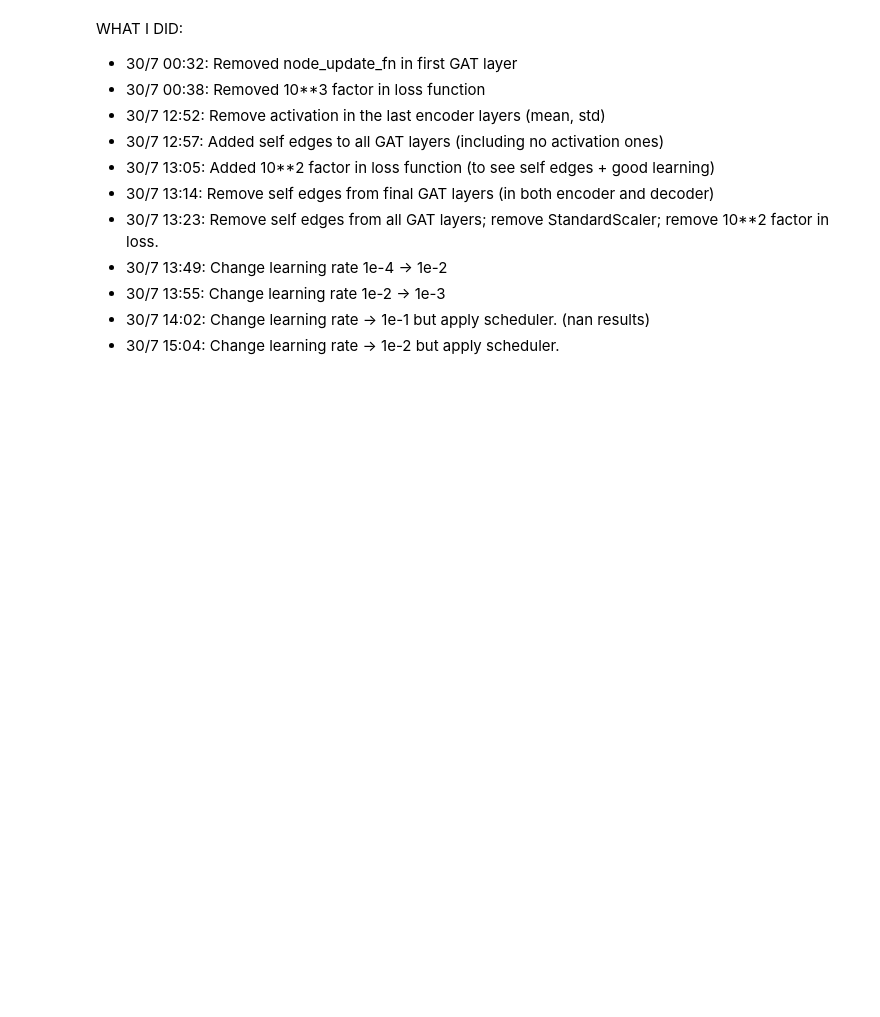
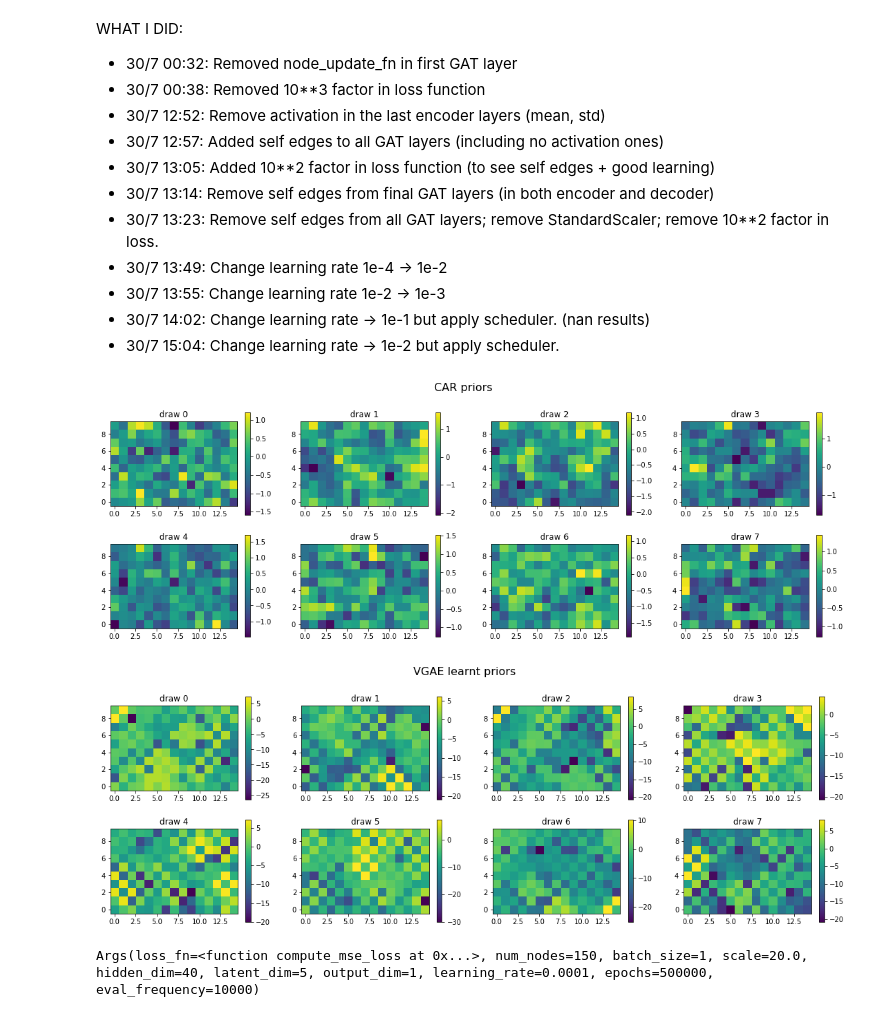
Before and after one commit to salfaris/PriorVGAE, a Jupyter notebook: car_PriorVGAE_using_no_flatten.ipynb, the cells around one changed output. Saved outputs shown, nothing was run; the diff lists cells and outputs as text; code cells hidden in the pictures; blank space fills up the shorter version.

Commit message:
Update notebook: vgae_no_flatten

```diff
--- a/car_PriorVGAE_using_no_flatten.ipynb
+++ b/car_PriorVGAE_using_no_flatten.ipynb
@@ -440,0 +490,37 @@ WHAT I DID:
+# %%
+def vgae_predictive_model(args: CARArgs,
+                       y: Optional[jnp.ndarray] = None,
+                       noise: Optional[jnp.ndarray] = None) -> None:
+    z = numpyro.sample('z', dist.Normal(0, 1).expand([ARGS.num_nodes, ARGS.latent_dim]))
+    z_graph = base_graph._replace(nodes=z)
+
+    # The transpose is because we initially used
+    # more than one samples ~ N(0, 1) as features for each node
+    out = jnp.squeeze(decoder_net.apply(args.decoder_params, z_graph).nodes.T)
+
+    car_vgae = numpyro.deterministic('car_vgae', out)
+
+    if noise is None:
+        noise = numpyro.sample('noise', dist.Uniform(low=0.01, high=1))
+
+    if y is None: # during prediction
+        numpyro.sample('y_pred', dist.Normal(car_vgae, noise))
+    else: # during inference
+        numpyro.sample('y', dist.Normal(car_vgae, noise), obs=y)
+# %%
+vgae_preds = Predictive(vgae_predictive_model, num_samples=10)(rng_pred, CAR_ARGS)
+vgae_draws = vgae_preds['car_vgae']
+
+car_preds = Predictive(car_predictive_model, num_samples=10)(rng_pred, CAR_ARGS)
+car_draws = car_preds['car']
+
+assert vgae_draws.shape == car_draws.shape, 'vgae_draws dimensions do not match car_draws dimensions'
+# %%
+plotting.plot_samples(car_draws, rows=2, figsize=(19, 6), image_shape=IMAGE_SHAPE)
+# plotting.plot_samples(vgae_draws, rows=2, figsize=(19, 6), title='VGAE learnt priors (min-max-bar scaled)', custom_min=-1.5, custom_max=1.5)
+plotting.plot_samples(vgae_draws, rows=2, figsize=(19, 6), title=f'VGAE learnt priors', image_shape=IMAGE_SHAPE)
+print(ARGS)
+# %% [output]
+[figure, added]
+[figure, added]
+Args(loss_fn=<function compute_mse_loss at 0x...>, num_nodes=150, batch_size=1, scale=20.0, hidden_dim=40, latent_dim=5, output_dim=1, learning_rate=0.0001, epochs=500000, eval_frequency=10000)
```
Also changed, not shown: parts of 39 cells of this notebook, 1 other file.
